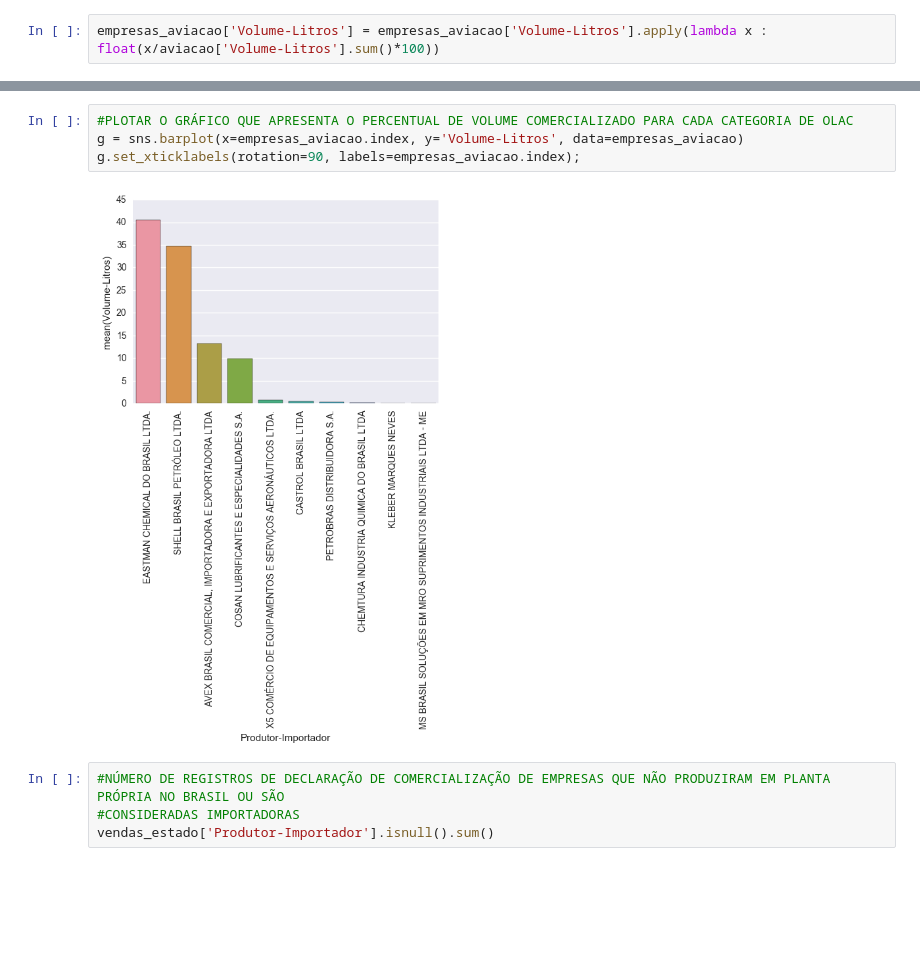
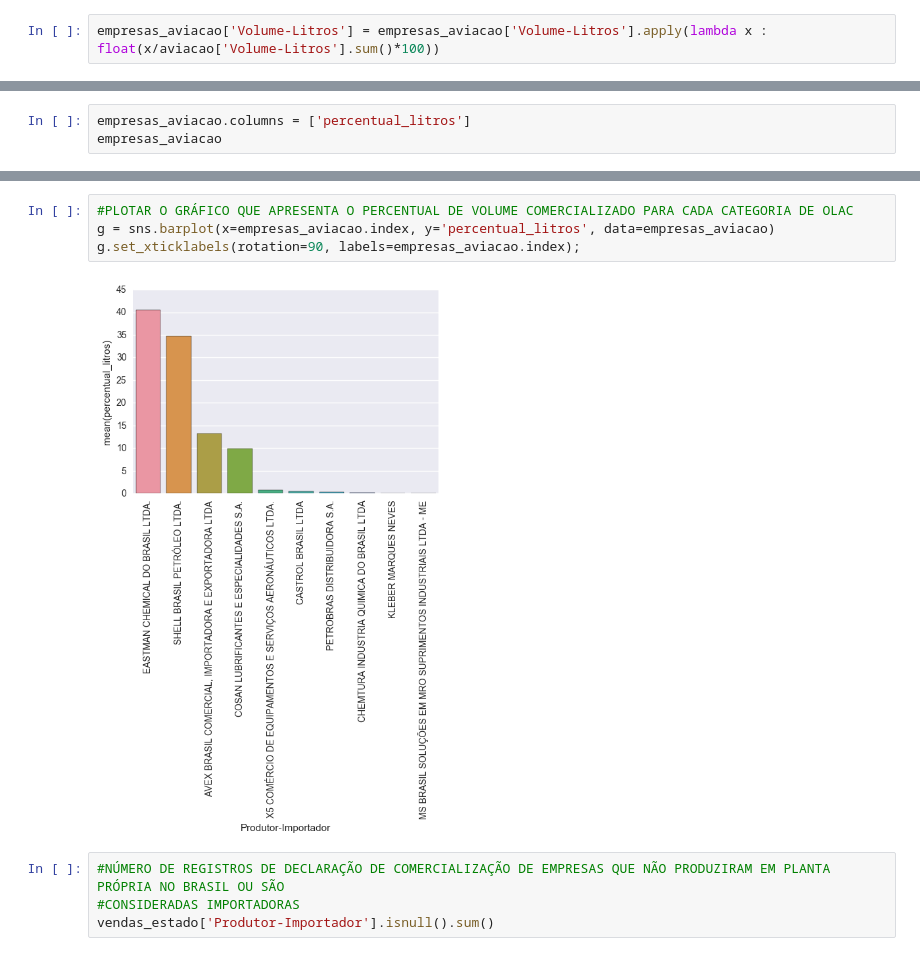
Before and after one commit to jaycwb/udacity, a Jupyter notebook: nanodegree/data_analyst/06_faca_visualizacao_de_dados_eficazes/notebooks/dados_anp_comercializacao_lubrificante.ipynb, the cells around one changed output, grey strips where cells are left out. Drawn from its saved outputs; the diff is of its cells as text; blank space fills up the shorter version.

```diff
--- a/nanodegree/data_analyst/06_faca_visualizacao_de_dados_eficazes/notebooks/dados_anp_comercializacao_lubrificante.ipynb
+++ b/nanodegree/data_analyst/06_faca_visualizacao_de_dados_eficazes/notebooks/dados_anp_comercializacao_lubrificante.ipynb
@@ -239,0 +341,3 @@ empresas_aviacao
+# %%
+empresas_aviacao.columns = ['percentual_litros']
+empresas_aviacao
@@ -240,9 +357,9 @@ empresas_aviacao
 # %%
 #PLOTAR O GRÁFICO QUE APRESENTA O PERCENTUAL DE VOLUME COMERCIALIZADO PARA CADA CATEGORIA DE OLAC
-g = sns.barplot(x=empresas_aviacao.index, y='Volume-Litros', data=empresas_aviacao)
+g = sns.barplot(x=empresas_aviacao.index, y='percentual_litros', data=empresas_aviacao)
 g.set_xticklabels(rotation=90, labels=empresas_aviacao.index);
 # %% [output]
-[figure, old version]
+[figure, new version]
 # %%
 #NÚMERO DE REGISTROS DE DECLARAÇÃO DE COMERCIALIZAÇÃO DE EMPRESAS QUE NÃO PRODUZIRAM EM PLANTA PRÓPRIA NO BRASIL OU SÃO
 #CONSIDERADAS IMPORTADORAS
```
Also changed, not shown: parts of 15 cells of this notebook.
